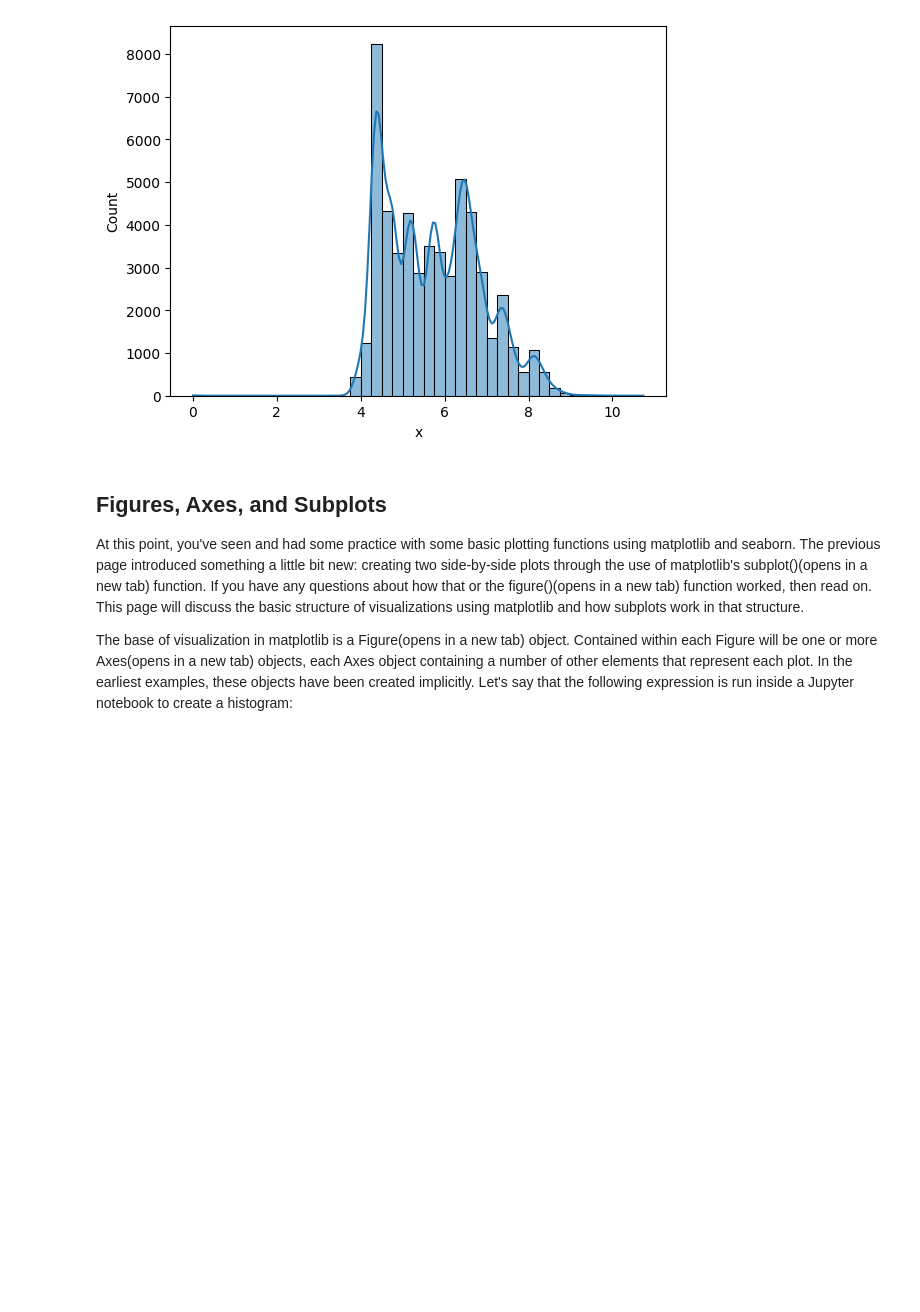
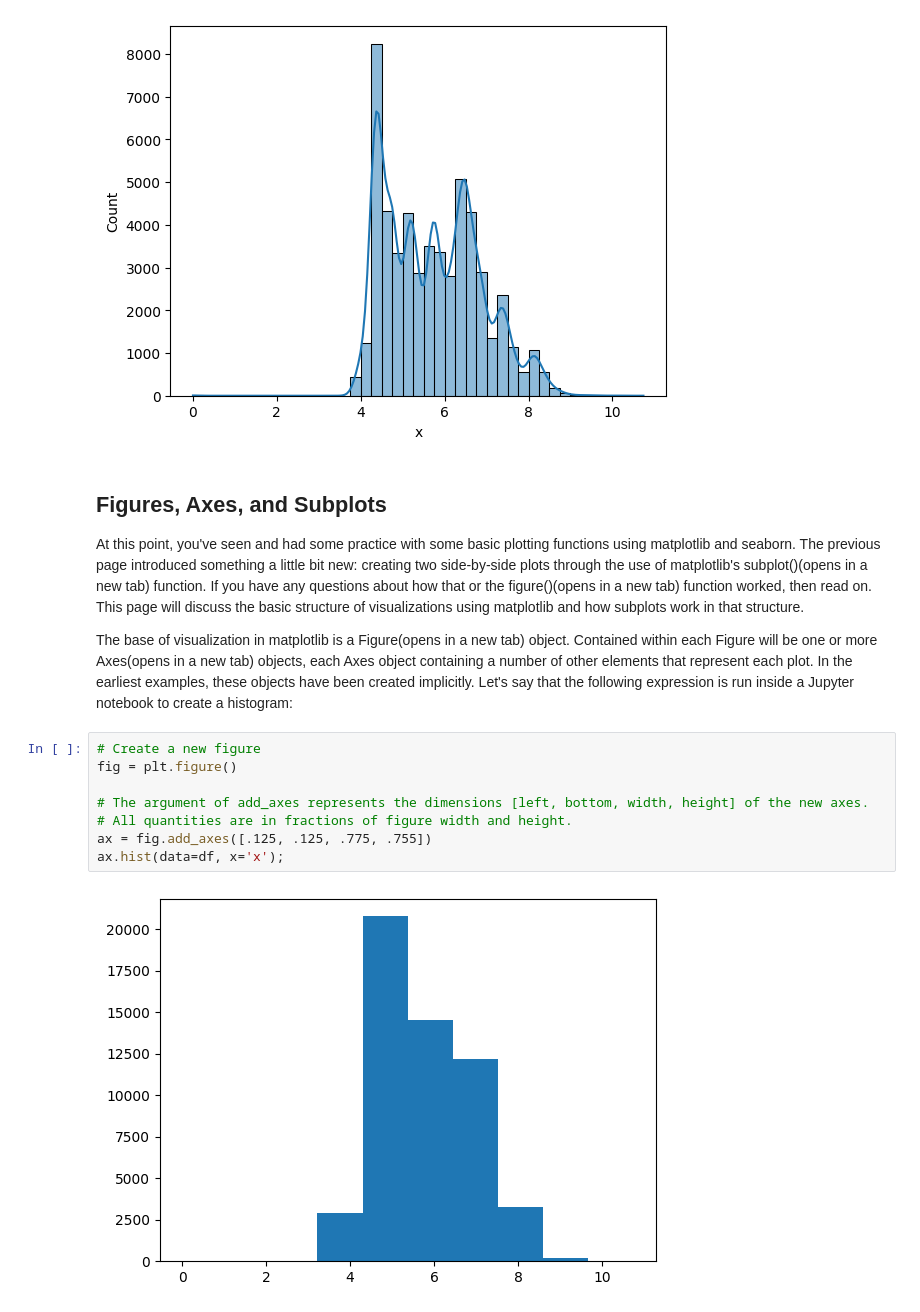
Before and after one commit to sondosaabed/Data-Visualization-with-Matplotlib-and-Seaborn, a Jupyter notebook: L3-Univariate-Exploration-in-Data-Analysis/L3-Univariate-Exploration-of-Data.ipynb, the cells around one changed output. Saved outputs shown, nothing was run; the diff lists cells and outputs as text; blank space fills up the shorter version.

Commit message:
L3: Finish Figures, Axes, and Subplots class

```diff
--- a/L3-Univariate-Exploration-in-Data-Analysis/L3-Univariate-Exploration-of-Data.ipynb
+++ b/L3-Univariate-Exploration-in-Data-Analysis/L3-Univariate-Exploration-of-Data.ipynb
@@ -319,3 +319,13 @@ sns.histplot(data=df, x='x', bins=bins, kde= True);
 At this point, you've seen and had some practice with some basic plotting functions using matplotlib and seaborn. The previous page introduced something a little bit new: creating two side-by-side plots through the use of matplotlib's subplot()(opens in a new tab) function. If you have any questions about how that or the figure()(opens in a new tab) function worked, then read on. This page will discuss the basic structure of visualizations using matplotlib and how subplots work in that structure.
 
 The base of visualization in matplotlib is a Figure(opens in a new tab) object. Contained within each Figure will be one or more Axes(opens in a new tab) objects, each Axes object containing a number of other elements that represent each plot. In the earliest examples, these objects have been created implicitly. Let's say that the following expression is run inside a Jupyter notebook to create a histogram:
+# %%
+# Create a new figure
+fig = plt.figure()
+
+# The argument of add_axes represents the dimensions [left, bottom, width, height] of the new axes.
+# All quantities are in fractions of figure width and height.
+ax = fig.add_axes([.125, .125, .775, .755])
+ax.hist(data=df, x='x');
+# %% [output]
+[figure, added]
```
Also changed, not shown: parts of 5 cells of this notebook.
